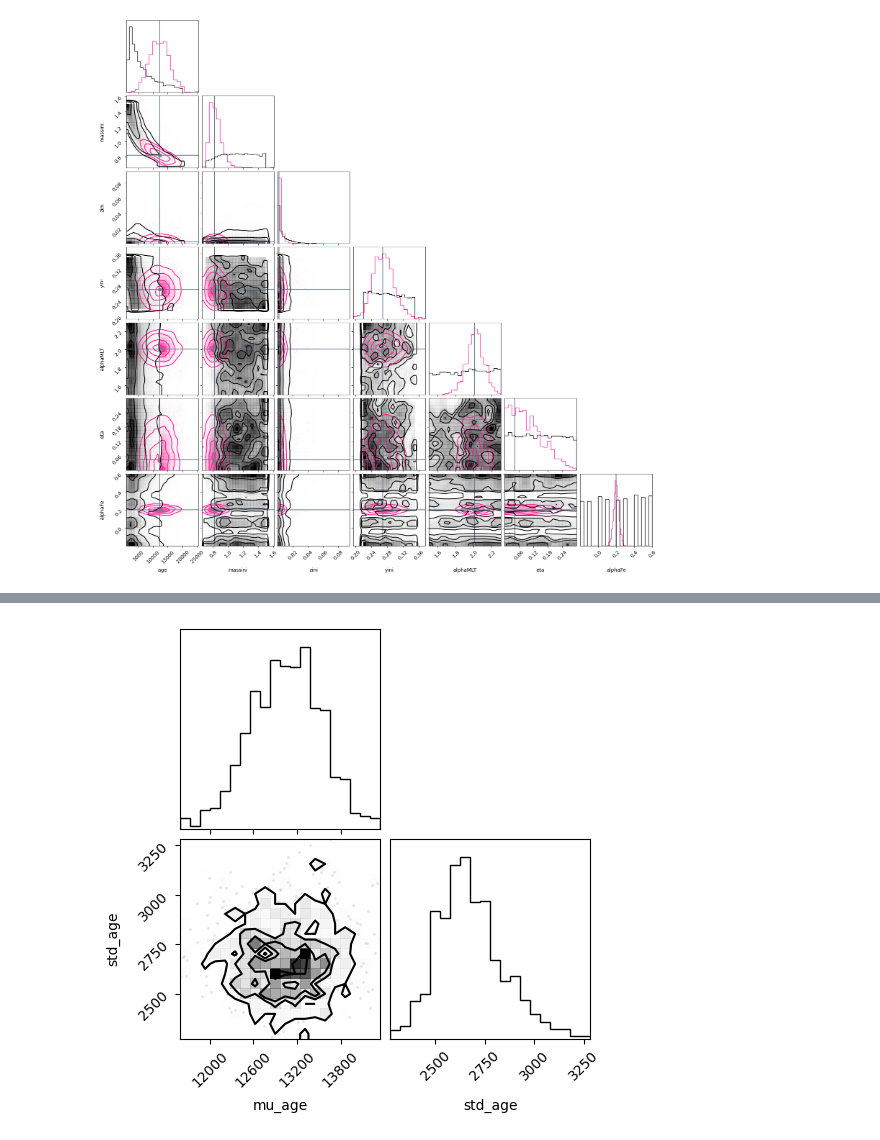
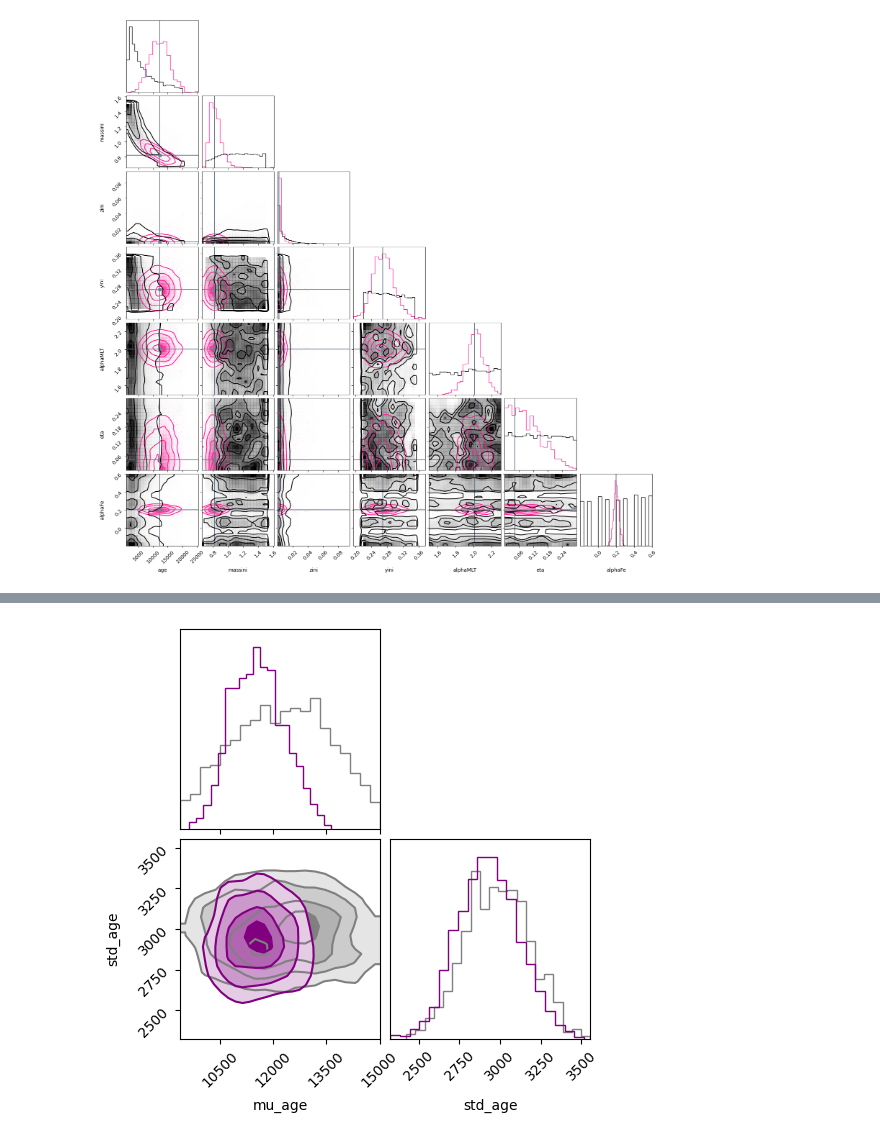
Before and after one commit to ehatt98/M4-hierarchical, a Jupyter notebook: notebooks/test-sampling-hierarchical-age.ipynb, the cells around one changed output, grey strips where cells are left out. Cells and saved outputs as stored; diff of their text form; code cells hidden in the pictures.

```diff
--- a/notebooks/test-sampling-hierarchical-age.ipynb
+++ b/notebooks/test-sampling-hierarchical-age.ipynb
@@ -274,8 +307,3 @@ plt.show()
-# %%
-corner.corner(data, group="posterior", var_names = hierarchical_params, coords = {'star':0})
-plt.show()
-# %% [output]
-[figure, old version]
 # %%
 cluster_df = pd.DataFrame(columns = model_outputs.outputs)
 
@@ -290,4 +318,11 @@ cluster_df['numax'] = pred[0].T[3]*3090
 cluster_df['dnuSer'] = pred[0].T[4]*135
 
 draws = cluster_df.sample(1000)
+# %%
+fig = corner.corner(data, group = 'prior', var_names = hierarchical_params, color = 'grey', smooth = True, weights = np.ones(num_prior_samples)/num_prior_samples, alpha = 0.02, fill_contours = True, plot_datapoints = False)
+corner.corner(data, group="posterior", var_names = hierarchical_params, color = 'purple', plot_datapoints = False, smooth = True, fig = fig, weights = np.ones(num_chains*num_samples)/(num_chains*num_samples), fill_contours = True)
+fig.savefig(f'corner-hierarchical-on-age-hparams-massfromage-zini-{prior_widths[1]}-yini-{prior_widths[2]}-alphaMLT-{prior_widths[3]}-age-{prior_widths[4]}-eta-{prior_widths[5]}-alphaFe-{prior_widths[6]}.png', bbox_inches = 'tight', dpi = 150, )
+plt.show()
+# %% [output]
+[figure, new version]
 # %%
```
Also changed, not shown: parts of 16 cells of this notebook, 1 other file.
